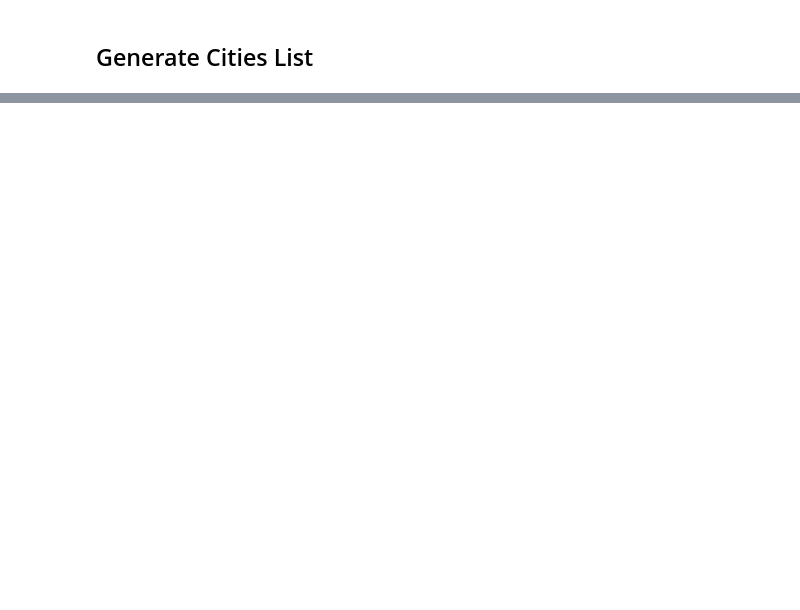
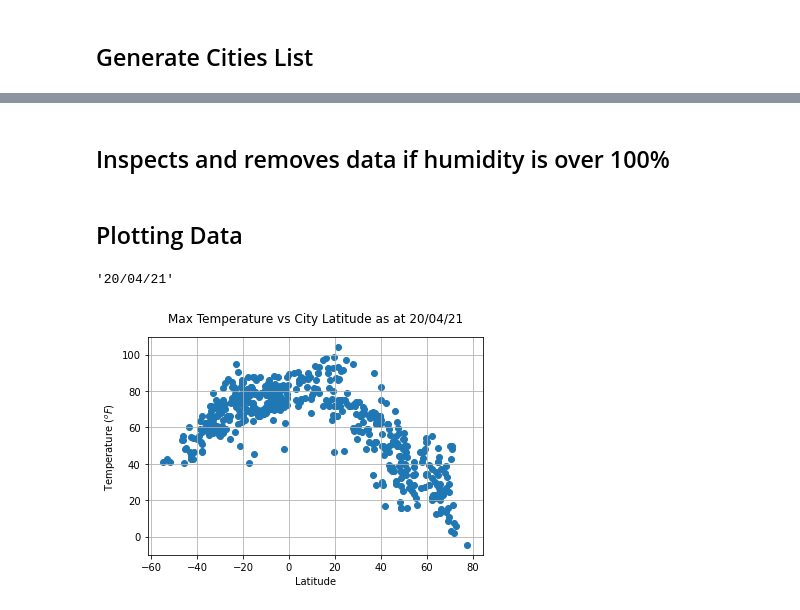
Before and after one commit to FernB/Python_API_Homework, a Jupyter notebook: WeatherPy/WeatherPy.ipynb, the cells around one changed output, grey strips where cells are left out. Cells and saved outputs as stored; diff of their text form; code cells hidden in the pictures; blank space fills up the shorter version.

```diff
--- a/WeatherPy/WeatherPy.ipynb
+++ b/WeatherPy/WeatherPy.ipynb
@@ -109,4 +18,0 @@ len(list(set(cities)))
-# %%
-for key,value in cities.items():
-    for city in value:
-        print(city)
@@ -411,0 +21,16 @@ plt.show()
+# %%
+#geographical coordinates divided into 4 sections to obtain most equal spread of cities, to make the citipy library work faster the latitudes have been capped at the northern and southern most cities in the world to prevent getting too much ocean or uninhabitated land
+lats = [(0,79),(0,79), (-54,0), (-54,0)]
+longs = [(0,180),(-180,0),(0,180),(-180,0)]
+# %%
+#function to make lists of unique city/country combinations from above coordinates evenly split across each section
+#np.random.uniform is used to ensure selection follows uniform distribution not normal distribution
+def makelists(x,listname):
+    while len(listname) < 150:
+        lat = np.random.uniform(lats[x][0],lats[x][1])
+        lon = np.random.uniform(longs[x][0],longs[x][1])
+        city = citipy.nearest_city(lat, lon).city_name
+        country = citipy.nearest_city(lat, lon).country_code
+        listname.append((city, country))
+        listname = list(set(listname))
+    return(listname)
@@ -411,0 +121,8 @@ plt.show()
+# %%
+#converts weather dictionary to dataframe removing duplicated city and country pairs
+df1 = pd.DataFrame(citiesdata)
+initial = len(df1)
+df1.drop_duplicates(subset=['City','Country'], keep= 'first', inplace=True)
+final = len(df1)
+
+print(f"{initial - final} duplicate city/country pairs were removed")
@@ -411,0 +154,2 @@ plt.show()
+# %% [markdown]
+ ## Inspects and removes data if humidity is over 100%
@@ -411,0 +168,23 @@ plt.show()
+# %% [markdown]
+## Plotting Data
+# %%
+#gets date of data
+date = datetime.fromtimestamp(clean_city_data["Date"].max()).strftime("%d/%m/%y")
+date
+# %% [output]
+'20/04/21'
+# %%
+# Temp vs Lat scatter plot
+plt.scatter(clean_city_data["Lat"], clean_city_data["Max Temp"], marker="o")
+plt.title(f"Max Temperature vs City Latitude as at {date}", pad=15)
+plt.ylabel("Temperature ($^oF$)")
+plt.xlabel("Latitude")
+plt.grid(True)
+
+# Save the figure
+plt.savefig("TemperaturevCitiesLatitude.png")
+
+# Show plot
+plt.show()
+# %% [output]
+[figure, added]
```
Also changed, not shown: parts of 73 cells of this notebook, 23 other files.
